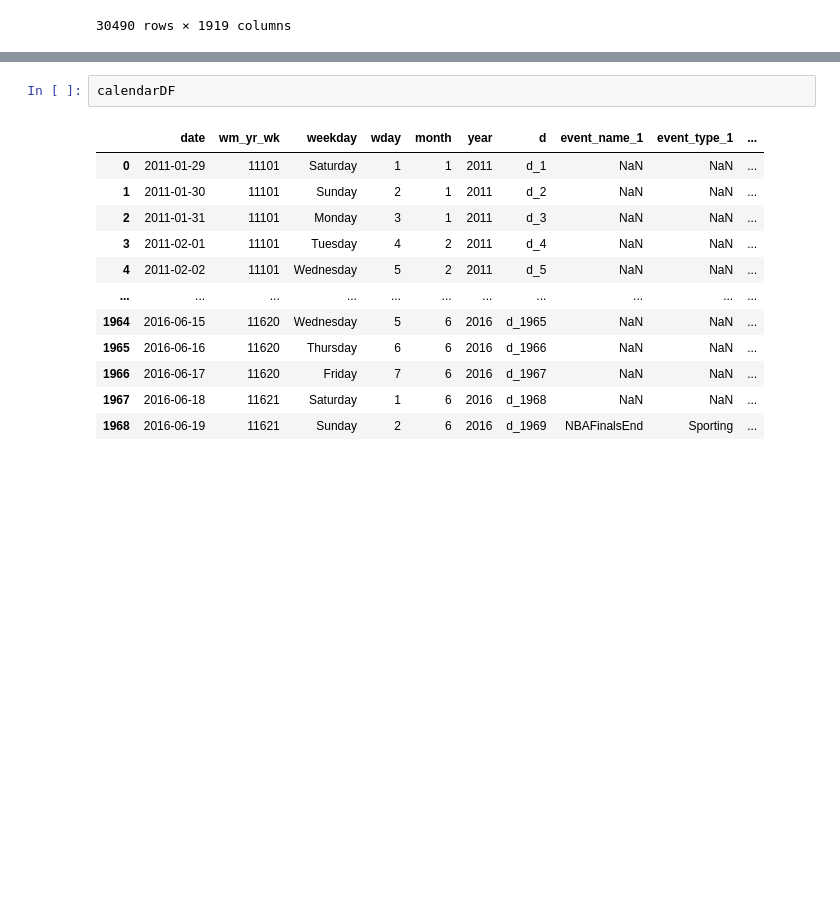
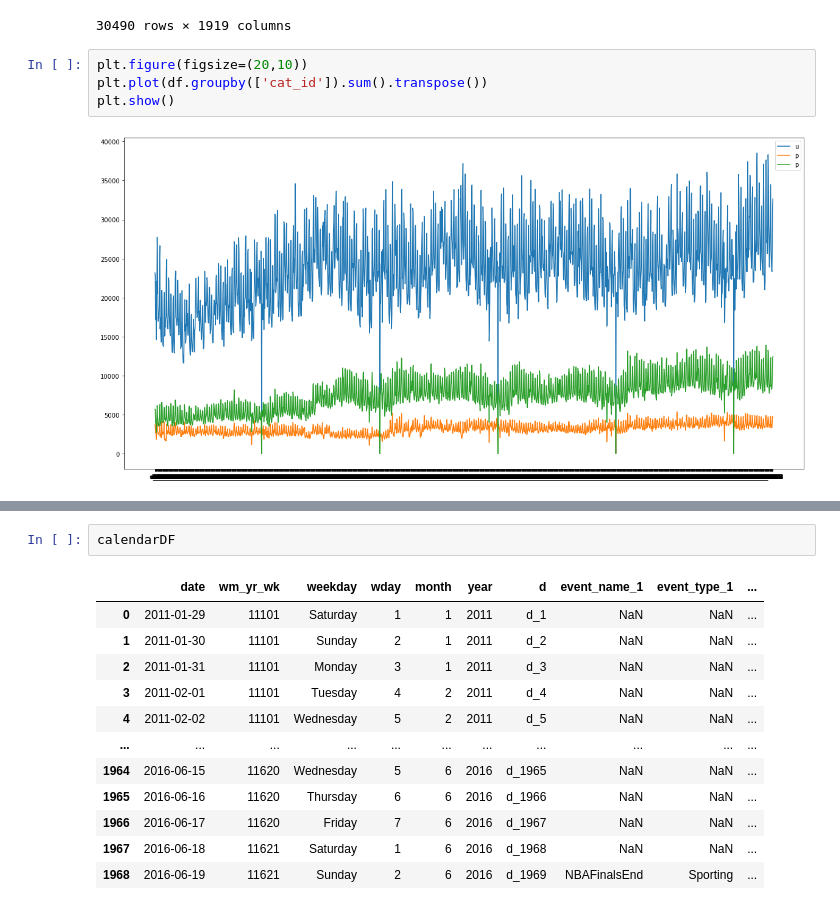
Before and after one commit to team2point0/M5-Forecasting, a Jupyter notebook: eda.ipynb, the cells around one changed output, grey strips where cells are left out. Saved outputs shown, nothing was run; the diff lists cells and outputs as text; blank space fills up the shorter version.

```diff
--- a/eda.ipynb
+++ b/eda.ipynb
@@ -26,3 +27,9 @@ df
 | 30488 | FOODS_3_826_WI_3_validation | FOODS_3_826 | FOODS_3 | FOODS | WI_3 | WI | 0 | 0 | 0 | 0 | ... | ... |
 | 30489 | FOODS_3_827_WI_3_validation | FOODS_3_827 | FOODS_3 | FOODS | WI_3 | WI | 0 | 0 | 0 | 0 | ... | ... |
 30490 rows × 1919 columns
+# %%
+plt.figure(figsize=(20,10))
+plt.plot(df.groupby(['cat_id']).sum().transpose())
+plt.show()
+# %% [output]
+[figure, added]
```
Also changed, not shown: parts of 6 cells of this notebook.
